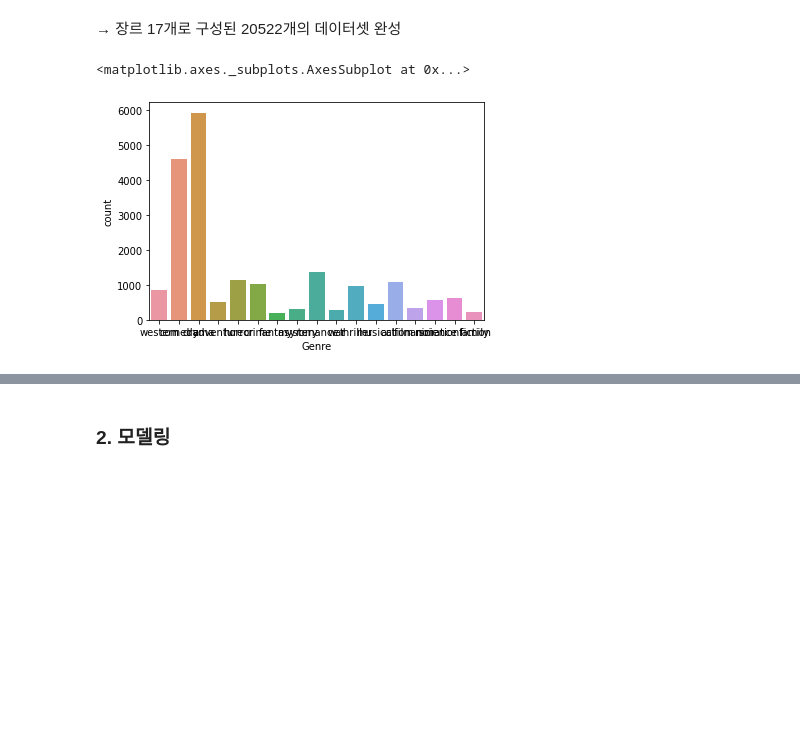
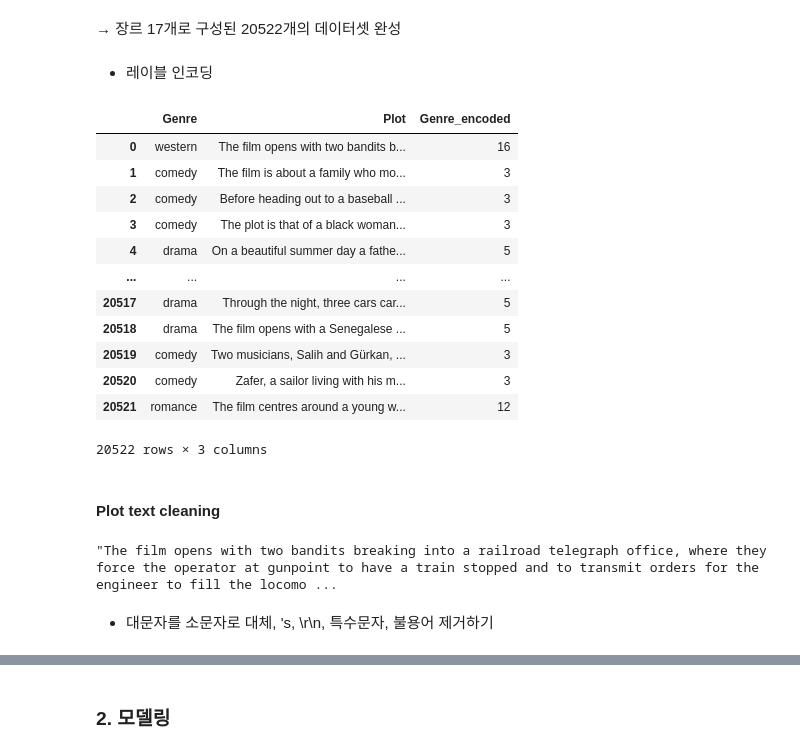
Before and after one commit to yjyg1215/Project_DeepLearning, a Jupyter notebook: genre_labeling.ipynb, the cells around one changed output, grey strips where cells are left out. Cells and saved outputs as stored; diff of their text form; code cells hidden in the pictures; blank space fills up the shorter version.

```diff
--- a/genre_labeling.ipynb
+++ b/genre_labeling.ipynb
@@ -219,11 +219,33 @@ df['Genre'].nunique()
 17
 # %% [markdown]
 → 장르 17개로 구성된 20522개의 데이터셋 완성
-# %%
-import matplotlib.pyplot as plt
-import seaborn as sns
-
-sns.countplot(df['Genre'])
-# %% [output]
-<matplotlib.axes._subplots.AxesSubplot at 0x...>
-[figure, removed]
+# %% [markdown]
+* 레이블 인코딩
+# %%
+from sklearn.preprocessing import LabelEncoder
+
+label_encoder=LabelEncoder()
+df['Genre_encoded']=label_encoder.fit_transform(df['Genre'].tolist())
+df
+# %% [output]
+|  | Genre | Plot | Genre_encoded |
+| 0 | western | The film opens with two bandits b... | 16 |
+| 1 | comedy | The film is about a family who mo... | 3 |
+| 2 | comedy | Before heading out to a baseball ... | 3 |
+| 3 | comedy | The plot is that of a black woman... | 3 |
+| 4 | drama | On a beautiful summer day a fathe... | 5 |
+| ... | ... | ... | ... |
+| 20517 | drama | Through the night, three cars car... | 5 |
+| 20518 | drama | The film opens with a Senegalese ... | 5 |
+| 20519 | comedy | Two musicians, Salih and Gürkan, ... | 3 |
+| 20520 | comedy | Zafer, a sailor living with his m... | 3 |
+| 20521 | romance | The film centres around a young w... | 12 |
+20522 rows × 3 columns
+# %% [markdown]
+#### Plot text cleaning
+# %%
+df['Plot'][0]
+# %% [output]
+"The film opens with two bandits breaking into a railroad telegraph office, where they force the operator at gunpoint to have a train stopped and to transmit orders for the engineer to fill the locomo ...
+# %% [markdown]
+* 대문자를 소문자로 대체, 's, \r\n, 특수문자, 불용어 제거하기
```
Also changed, not shown: parts of 16 cells of this notebook.
